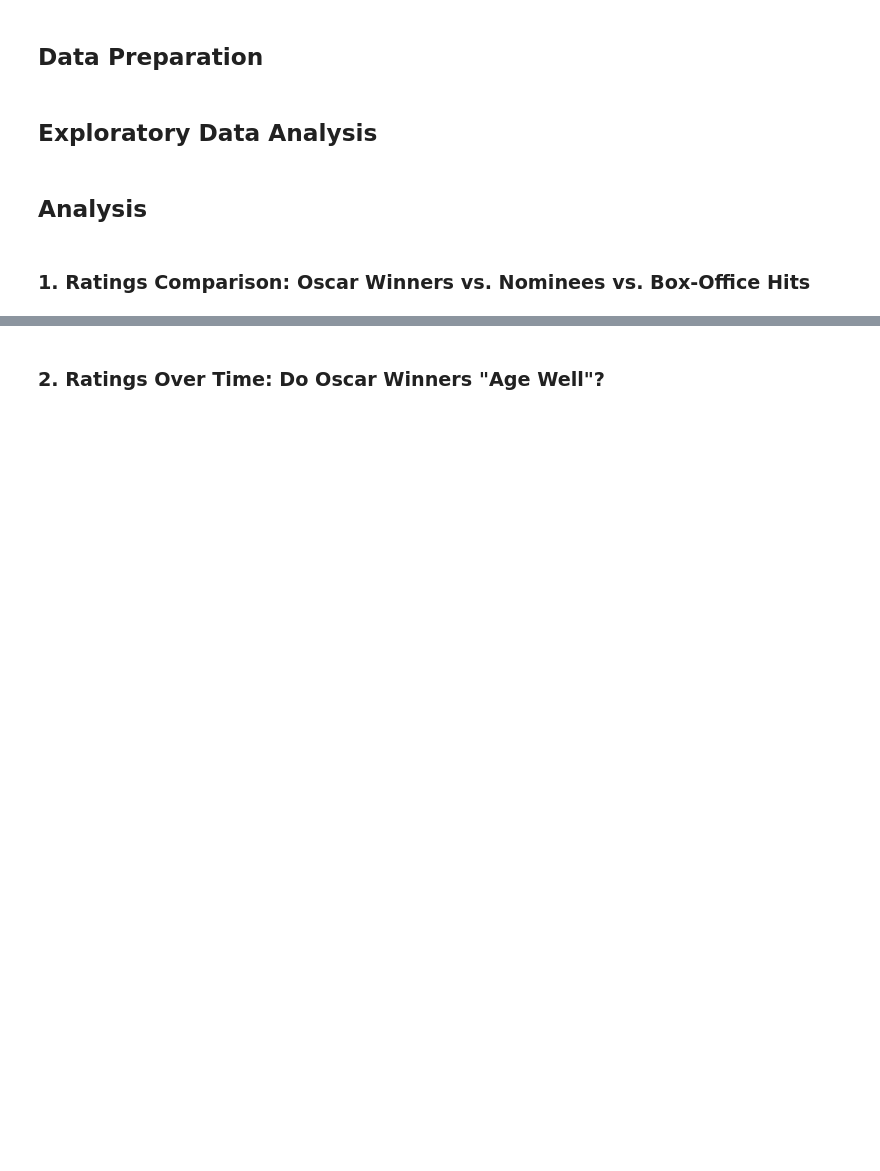
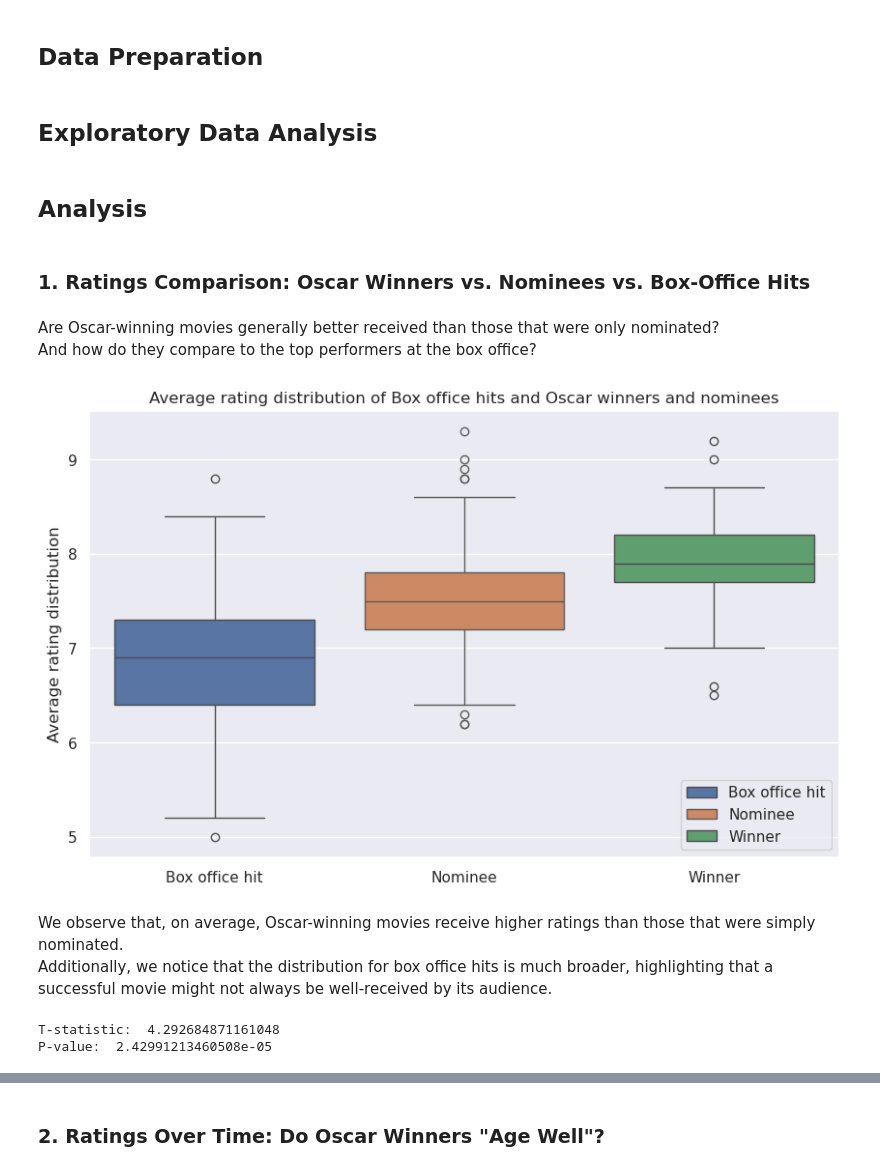
Before and after one commit to epfl-ada/ada-2024-project-badaboum, a Jupyter notebook: results.ipynb, the cells around one changed output, grey strips where cells are left out. Cells and saved outputs as stored; diff of their text form; code cells hidden in the pictures; blank space fills up the shorter version.

```diff
--- a/results.ipynb
+++ b/results.ipynb
@@ -14,3 +15,19 @@ from src.models.question5 import plot_oscar_bump
 ## Analysis
 # %% [markdown]
 ### 1. Ratings Comparison: Oscar Winners vs. Nominees vs. Box-Office Hits
+# %% [markdown]
+Are Oscar-winning movies generally better received than those that were only nominated?
+And how do they compare to the top performers at the box office?
+# %%
+q1.plot_winner_vs_nominees_vs_box_office_hit_ratings()
+# %% [output]
+[figure, added]
+# %% [markdown]
+We observe that, on average, Oscar-winning movies receive higher ratings than those that were simply nominated.
+Additionally, we notice that the distribution for box office hits is much broader, highlighting that a successful movie might not always be well-received by its audience.
+# %%
+# We perform a t-test to determine if the ratings of the winners are significantly different from the ratings of the nominees
+q1.print_ttest_winner_vs_nominees_ratings()
+# %% [output]
+T-statistic:  4.292684871161048
+P-value:  2.42991213460508e-05
```
Also changed, not shown: parts of 17 cells of this notebook.
